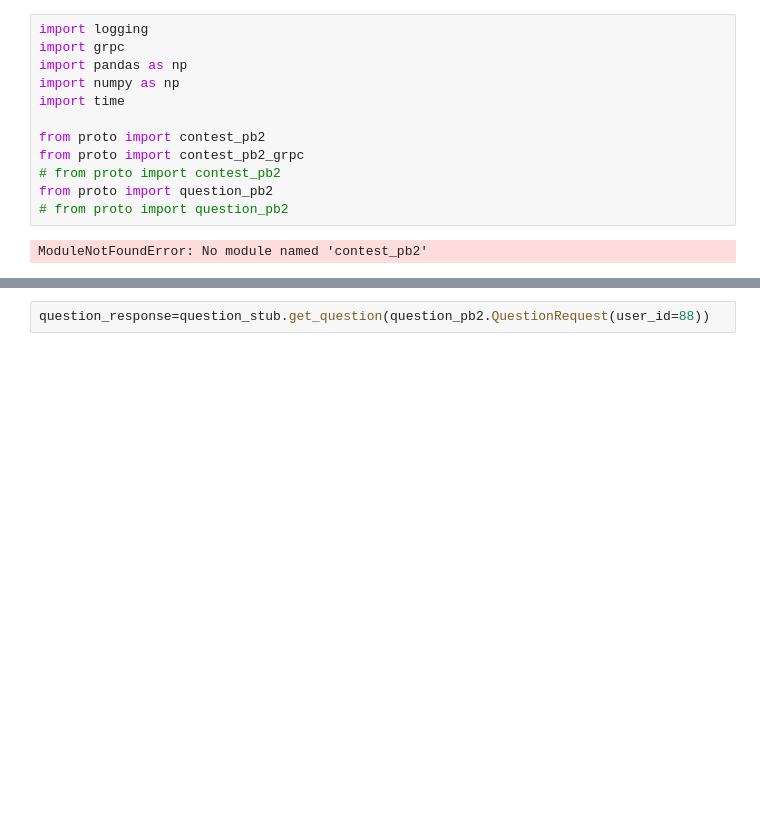
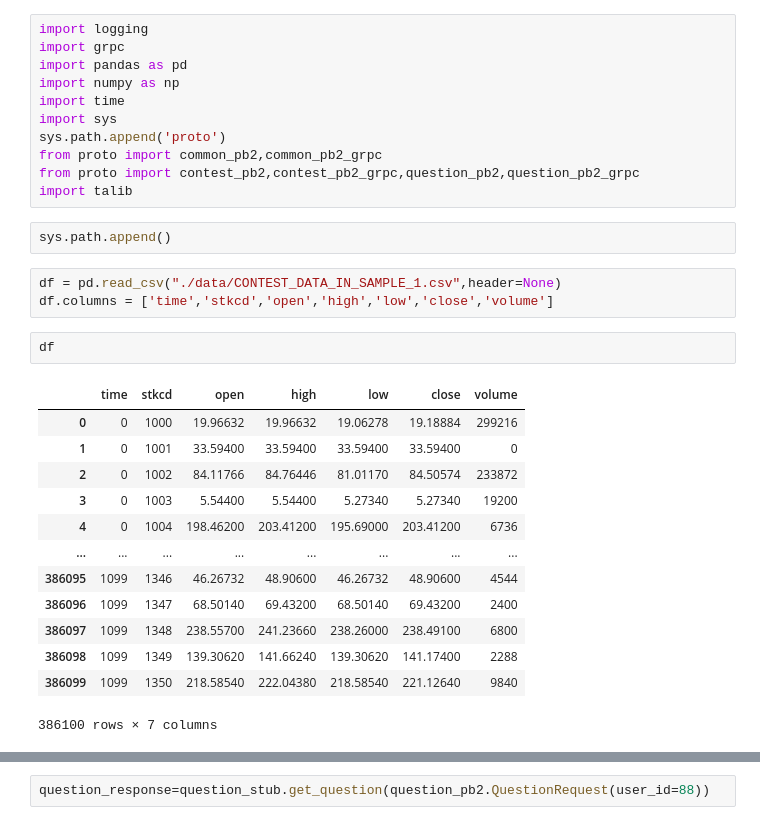
Before and after one commit to VoidFly/JKQ, a Jupyter notebook: h_test.ipynb, the cells around one changed output, grey strips where cells are left out. Drawn from its saved outputs; the diff is of its cells as text; blank space fills up the shorter version.

```diff
--- a/h_test.ipynb
+++ b/h_test.ipynb
@@ -1,17 +1,35 @@
 # %%
 import logging
 import grpc
-import pandas as np
+import pandas as pd
 import numpy as np
 import time
-
-from proto import contest_pb2
-from proto import contest_pb2_grpc
-# from proto import contest_pb2
-from proto import question_pb2
-# from proto import question_pb2
+import sys
+sys.path.append('proto')
+from proto import common_pb2,common_pb2_grpc
+from proto import contest_pb2,contest_pb2_grpc,question_pb2,question_pb2_grpc
+import talib
-# %% [output]
-ModuleNotFoundError: No module named 'contest_pb2'
+# %%
+sys.path.append()
+# %%
+df = pd.read_csv("./data/CONTEST_DATA_IN_SAMPLE_1.csv",header=None)
+df.columns = ['time','stkcd','open','high','low','close','volume']
+# %%
+df
+# %% [output]
+|  | time | stkcd | open | high | low | close | volume |
+| 0 | 0 | 1000 | 19.96632 | 19.96632 | 19.06278 | 19.18884 | 299216 |
+| 1 | 0 | 1001 | 33.59400 | 33.59400 | 33.59400 | 33.59400 | 0 |
+| 2 | 0 | 1002 | 84.11766 | 84.76446 | 81.01170 | 84.50574 | 233872 |
+| 3 | 0 | 1003 | 5.54400 | 5.54400 | 5.27340 | 5.27340 | 19200 |
+| 4 | 0 | 1004 | 198.46200 | 203.41200 | 195.69000 | 203.41200 | 6736 |
+| ... | ... | ... | ... | ... | ... | ... | ... |
+| 386095 | 1099 | 1346 | 46.26732 | 48.90600 | 46.26732 | 48.90600 | 4544 |
+| 386096 | 1099 | 1347 | 68.50140 | 69.43200 | 68.50140 | 69.43200 | 2400 |
+| 386097 | 1099 | 1348 | 238.55700 | 241.23660 | 238.26000 | 238.49100 | 6800 |
+| 386098 | 1099 | 1349 | 139.30620 | 141.66240 | 139.30620 | 141.17400 | 2288 |
+| 386099 | 1099 | 1350 | 218.58540 | 222.04380 | 218.58540 | 221.12640 | 9840 |
+386100 rows × 7 columns
 # %%
 contest_channel=grpc.insecure_channel('47.103.23.116: 56702')
 question_channel=grpc.insecure_channel('47.103.23.116: 56701')
```
Also changed, not shown: parts of 5 cells of this notebook, 2 other files.
